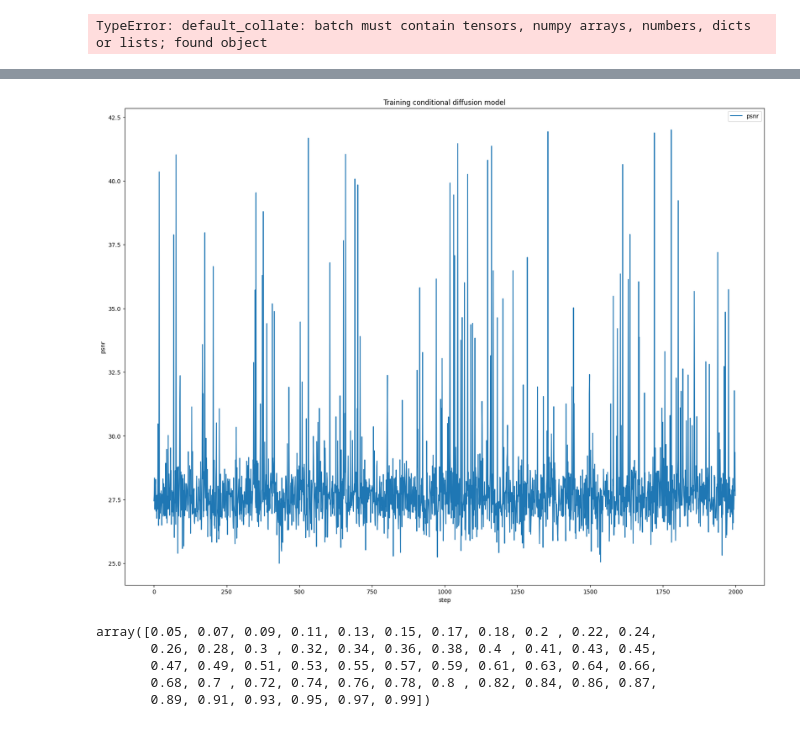
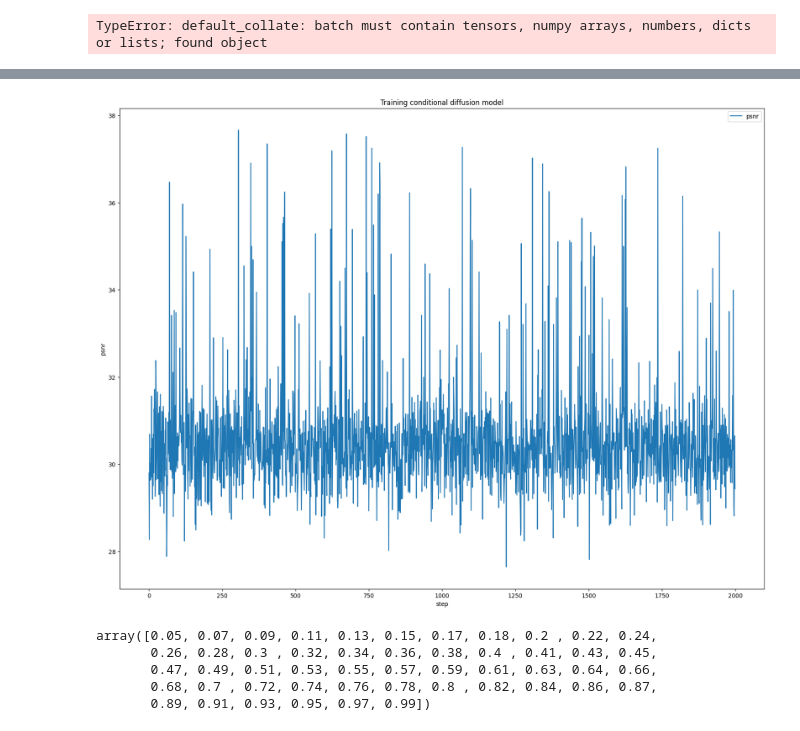
Before and after one commit to charles-kmc/UD2M, a Jupyter notebook: main.ipynb, the cells around one changed output, grey strips where cells are left out. Drawn from its saved outputs; the diff is of its cells as text; code cells hidden in the pictures.

```diff
--- a/main.ipynb
+++ b/main.ipynb
@@ -460,15 +460,15 @@ Index(['Step',
       dtype='object')
 # %%
-psnr_val = data["2024-10-09 15:30:23_Cons_False_init_model_ircnn_color_pertub_True_task_debur_lr_3e-05_rank_10_max_iter_unfold_3 - psnr"].values[-2000:]
+psnr_val = data["2024-10-14 08:45:40_Cons_False_init_model_drunet_color_pertub_True_task_debur_lr_3e-05_rank_10_max_iter_unfold_3 - psnr"].values[-2000:]
 fig = plt.figure(figsize=(20,15))
 plt.plot(range(len(psnr_val)), psnr_val, label = "psnr")
 plt.xlabel("step")
 plt.ylabel("psnr")
 plt.legend()
 plt.title("Training conditional diffusion model")
 plt.show()
 # %% [output]
-[figure, old version]
+[figure, new version]
 # %%
 import torch
 import numpy as np
```
Also changed, not shown: parts of 13 cells of this notebook, 13 other files.
